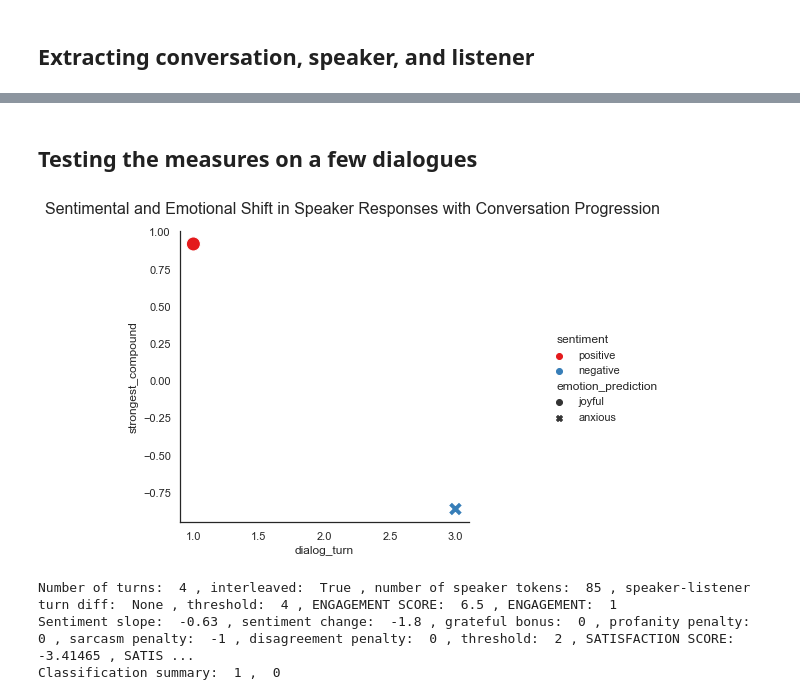
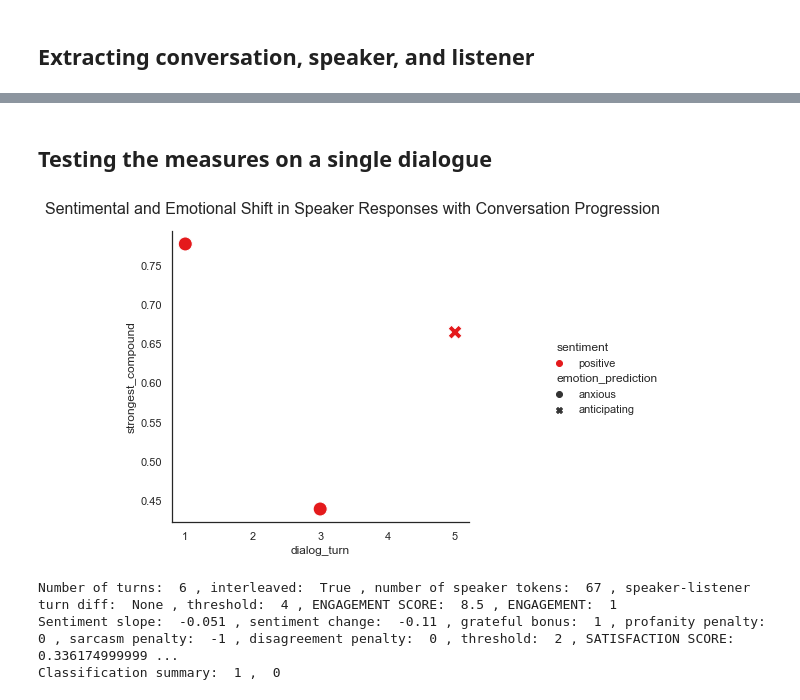
Before and after one commit to cetsen/therapeutic-chatbot, a Jupyter notebook: engagement_satisfaction.ipynb, the cells around one changed output, grey strips where cells are left out. Saved outputs shown, nothing was run; the diff lists cells and outputs as text; code cells hidden in the pictures.

Commit message:
Completed testing on 100 dialogues

```diff
--- a/engagement_satisfaction.ipynb
+++ b/engagement_satisfaction.ipynb
@@ -397,7 +395,7 @@ def classify_satisfaction(conversation, speaker, tokenizer, model):
 
     return round_sig(slope), round_sig(sentiment_change), grateful_bonus, profanity_penalty, sarcasm_penalty, disagreement_penalty, satisfaction_score, satisfaction, threshold
 # %% [markdown]
-## Testing the measures on a few dialogues
+## Testing the measures on a single dialogue
 # %%
 # Train sarcastic model once
 tokenizer, model = sarcastic.train()
@@ -420,9 +418,9 @@ def test_examples(conversation_id,subreddit):
 
     return conversation
 # %%
-conversation = test_examples(618,"MentalHealthSupport")
+conversation = test_examples(135,"Anxietyhelp")
 # %% [output]
-[figure, old version]
+[figure, new version]
-Number of turns:  4 , interleaved:  True , number of speaker tokens:  85 , speaker-listener turn diff:  None , threshold:  4 , ENGAGEMENT SCORE:  6.5 , ENGAGEMENT:  1
-Sentiment slope:  -0.63 , sentiment change:  -1.8 , grateful bonus:  0 , profanity penalty:  0 , sarcasm penalty:  -1 , disagreement penalty:  0 , threshold:  2 , SATISFACTION SCORE:  -3.41465 , SATIS ...
+Number of turns:  6 , interleaved:  True , number of speaker tokens:  67 , speaker-listener turn diff:  None , threshold:  4 , ENGAGEMENT SCORE:  8.5 , ENGAGEMENT:  1
+Sentiment slope:  -0.051 , sentiment change:  -0.11 , grateful bonus:  1 , profanity penalty:  0 , sarcasm penalty:  -1 , disagreement penalty:  0 , threshold:  2 , SATISFACTION SCORE:  0.336174999999 ...
 Classification summary:  1 ,  0
```
Also changed, not shown: parts of 16 cells of this notebook.
